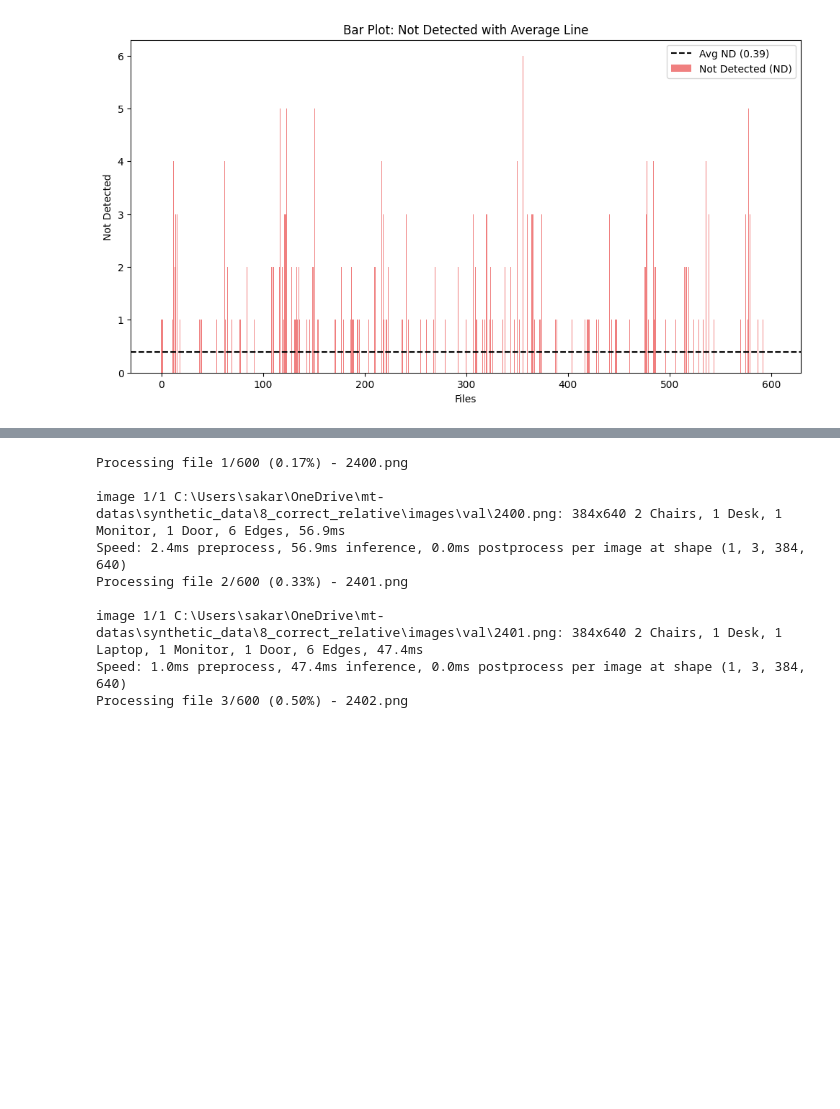
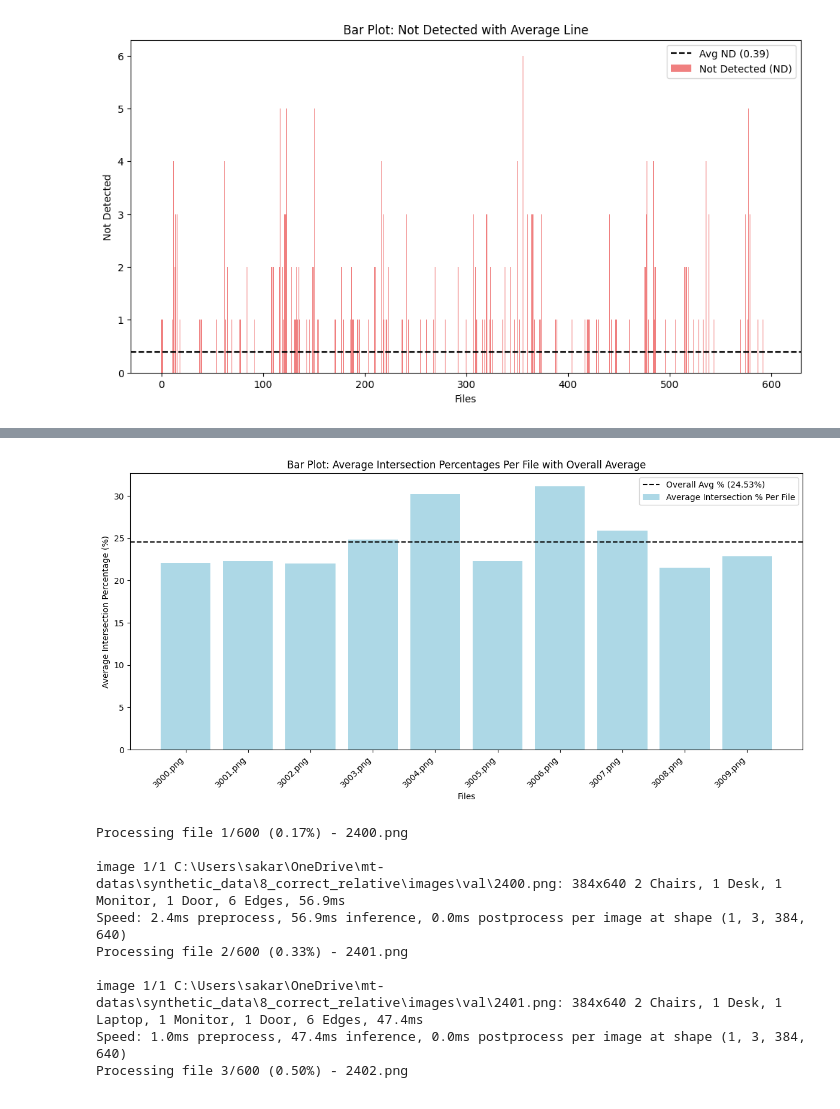
Before and after one commit to sarpermelikertekin/mt-3d-environments-from-video, a Jupyter notebook: YOLOv8/yolo.ipynb, the cells around one changed output, grey strips where cells are left out. Drawn from its saved outputs; the diff is of its cells as text; code cells hidden in the pictures; blank space fills up the shorter version.

Commit message:
Bar Complete for BB intersection

```diff
--- a/YOLOv8/yolo.ipynb
+++ b/YOLOv8/yolo.ipynb
@@ -561,3 +773,40 @@ generate_fp_nd_bar_plots(results)
+# %%
+import matplotlib.pyplot as plt
+import numpy as np
+
+
+def generate_average_intersection_plot(results):
+    """
+    Generate a bar plot showing the average intersection percentage for each file
+    and a line for the overall average percentage.
+    """
+    # Prepare data
+    file_names = [result.get("file", "Unknown") for result in results]
+    avg_ratios_per_file = [
+        100 * np.mean([obj.get("intersection_ratio", 0) for obj in result.get("objects", [])]) if result.get("objects") else 0
+        for result in results
+    ]
+    overall_avg_ratio = np.mean([ratio for ratio in avg_ratios_per_file if ratio > 0])
+
+    x = np.arange(len(file_names))
+
+    # Bar Plot: Average Ratios Per File
+    plt.figure(figsize=(12, 6))
+    plt.bar(x, avg_ratios_per_file, color="lightblue", label="Average Intersection % Per File")
+    plt.axhline(overall_avg_ratio, color="black", linestyle="--", label=f"Overall Avg % ({overall_avg_ratio:.2f}%)")
+    plt.xticks(x, file_names, rotation=45, ha="right")
+    plt.xlabel("Files")
+    plt.ylabel("Average Intersection Percentage (%)")
+    plt.title("Bar Plot: Average Intersection Percentages Per File with Overall Average")
+    plt.legend()
+    plt.tight_layout()
+    plt.show()
+
+
+# Generate the plot
+generate_average_intersection_plot(results)
+# %% [output]
+[figure, added]
 # %%
 import os
 import numpy as np
```
Also changed, not shown: parts of 1 cell of this notebook.
